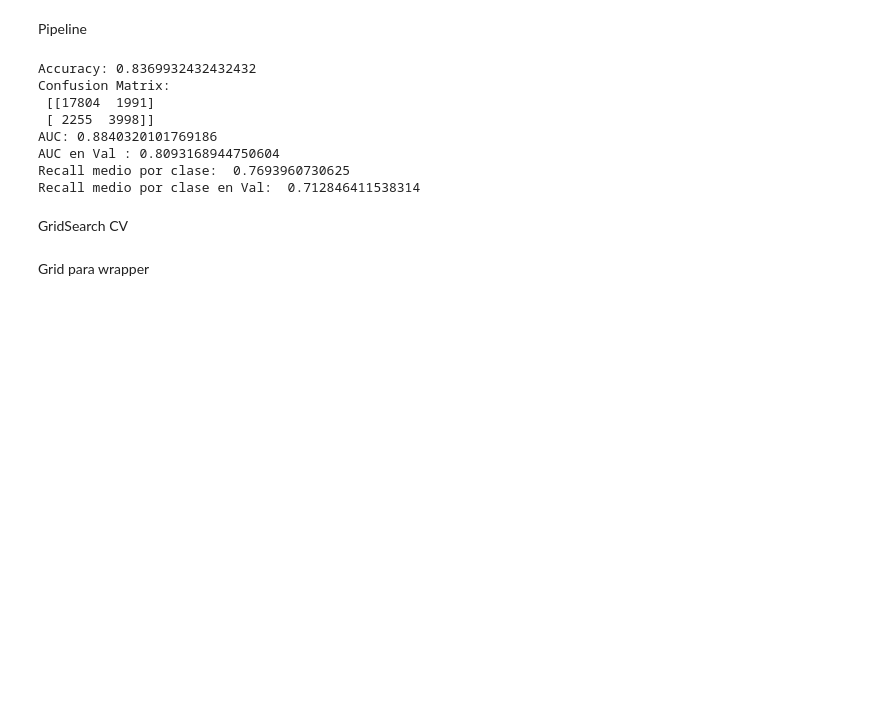
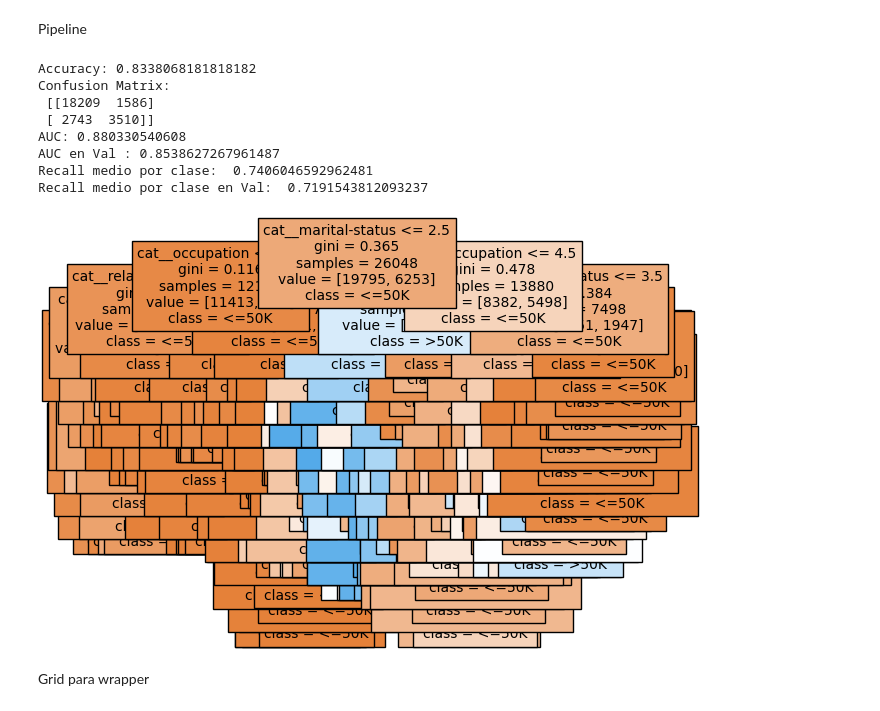
Before and after one commit to illa402/Salaty-ML-Project, a Jupyter notebook: preprocesamiento.ipynb, the cells around one changed output. Drawn from its saved outputs; the diff is of its cells as text; code cells hidden in the pictures; blank space fills up the shorter version.

Commit message:
Arboles de Decision

```diff
--- a/preprocesamiento.ipynb
+++ b/preprocesamiento.ipynb
@@ -758,7 +813,7 @@ categorical_features = X.select_dtypes(include=['object']).columns
 
 numeric_transformer = Pipeline(steps=[
     # ('outlier_detection', OutlierDetecion_treatment_MeanStd(k=3)),
-    ('outlier_detection', OutlierDetecion_treatment_IQR(k=5)),
+    # ('outlier_detection', OutlierDetecion_treatment_IQR(k=5)),
     # ('crear_capital_balance', crear_col_capital_balance),
     # ('log_capital_gain_loss_final_weight', crear_col_log_numerical)
     # ('scaler', RobustScaler())
@@ -770,11 +825,11 @@ categorical_transformer = Pipeline(steps=[
     # ('eliminar_variable_relationship', eliminar_relationship),
     # ('eliminar_variable_relationship', eliminar_education),
     # ('crear_sex_country', sex_country), #Aumenta un poco la carga computacional
-    ('one_hot_encoding', OneHotEncoder(sparse_output=False, handle_unknown='ignore')),
+    # ('one_hot_encoding', OneHotEncoder(sparse_output=False, handle_unknown='ignore')),
     # ('binary_transformer', BinaryEncoder(handle_unknown='value', handle_missing='value')),
-    # ('ordinal_transformer', OrdinalEncoder(handle_unknown='use_encoded_value', unknown_value=-1)),
-    # ('target_transformer', TargetEncoder(cols=categorical_features, target_col='income', handle_unknown='value', handle_missing='value')),
-    # ('count_transformer', CountEncoder(cols=categorical_features, handle_unknown='value', handle_missing='value')),
+    ('ordinal_transformer', OrdinalEncoder(handle_unknown='use_encoded_value')),
+    # ('target_transformer', TargetEncoder(handle_unknown='value', handle_missing='value')),
+    # ('count_transformer', CountEncoder( handle_unknown='value', handle_missing='value')),
 ])
 
 preprocessorBasic = ColumnTransformer(
@@ -785,6 +840,7 @@ preprocessorBasic = ColumnTransformer(
 
 # Definimos el pipeline con el transformador
 pipeline = Pipeline([
+
     ('valores_perdidos',     imputador_modas),
     ('ocupation_perdidos', imputador_knn),
 
@@ -795,8 +851,8 @@ pipeline = Pipeline([
     # ('relief',       ReliefF(n_neighbors=10, n_features_to_select=50)), Demasiado costoso computacionalmente
     # ('wrapper',      RFE(estimator=LogisticRegression(), n_features_to_select=25, step=3)), # Seleccionado como el mejor metodo de seleccion
 
-    ('classifier',   KNeighborsClassifier())
-    # ('classifier', DecisionTreeClassifier())
+    # ('classifier',   KNeighborsClassifier())
+    ('classifier', DecisionTreeClassifier(**clf_params))
 ])
 
 
@@ -812,11 +868,11 @@ print("AUC en Val :", roc_auc_score(y_val, probas_val))
 print("Recall medio por clase: ", recall_score(y, predicciones, average='macro'))
 print("Recall medio por clase en Val: ", recall_score(y_val, predicciones_val, average='macro'))
 # %% [output]
-Accuracy: 0.8369932432432432
+Accuracy: 0.8338068181818182
 Confusion Matrix:
- [[17804  1991]
- [ 2255  3998]]
-AUC: 0.8840320101769186
-AUC en Val : 0.8093168944750604
-Recall medio por clase:  0.7693960730625
-Recall medio por clase en Val:  0.712846411538314
+ [[18209  1586]
+ [ 2743  3510]]
+AUC: 0.880330540608
+AUC en Val : 0.8538627267961487
+Recall medio por clase:  0.7406046592962481
+Recall medio por clase en Val:  0.7191543812093237
@@ -850,2 +878,0 @@ el binary da lo mismo que OHE y tarda el doble
-# %% [markdown]
-GridSearch CV
@@ -907,3 +879,13 @@ clf_params = {
+# %%
+
+feature_names = pipeline.named_steps["preprocesador"].get_feature_names_out()
+plot_tree(pipeline.named_steps['classifier'], filled=True, fontsize=10, feature_names=feature_names, class_names=["<=50K", ">50K"])
+plt.savefig("arbol_decision.png",       # nombre y formato
+            dpi=300,                    # resolución en puntos por pulgada
+            bbox_inches="tight")
+plt.show()
+# %% [output]
+[figure, added]
 # %% [markdown]
 Grid para wrapper
 # %%
```
Also changed, not shown: parts of 6 cells of this notebook, 1 other file.
